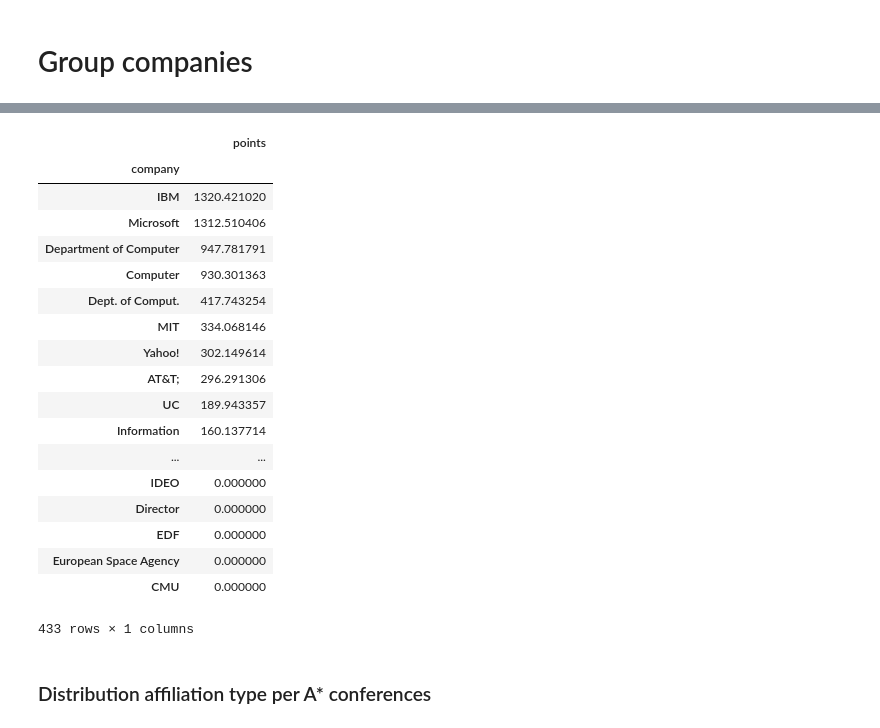
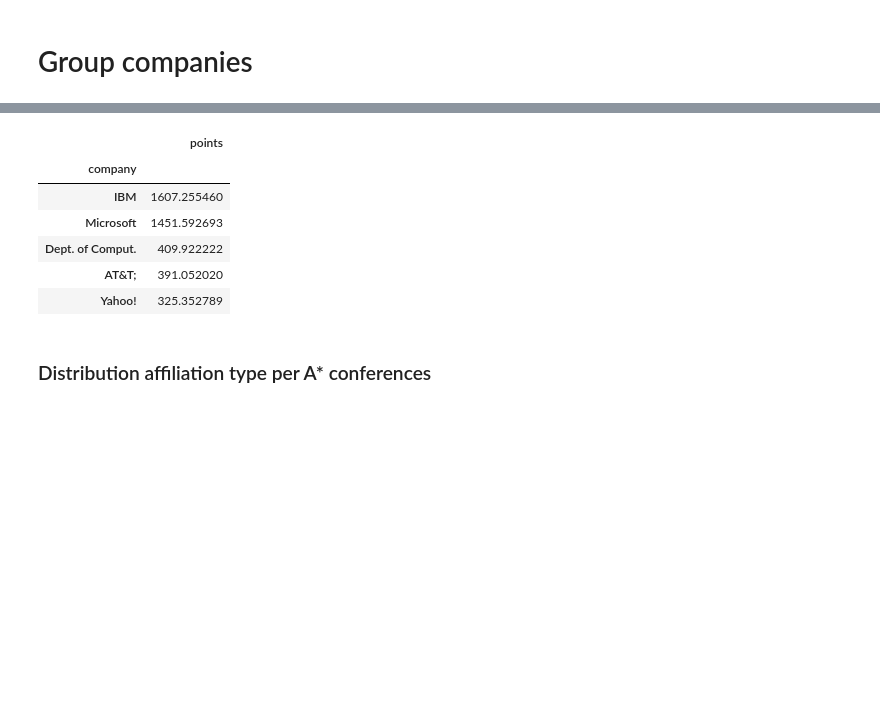
Before and after one commit to joostverkaik/influence-tech-companies, a Jupyter notebook: DBLP_CSR_Analysis.ipynb, the cells around one changed output, grey strips where cells are left out. Saved outputs shown, nothing was run; the diff lists cells and outputs as text; code cells hidden in the pictures; blank space fills up the shorter version.

```diff
--- a/DBLP_CSR_Analysis.ipynb
+++ b/DBLP_CSR_Analysis.ipynb
@@ -364,7 +331,7 @@ merged_df.head()
 # %%
 industry_affils = merged_df[merged_df['affiliation_type'] == 'I']
 # %%
-industry_names = industry_affils['affiliation'].str.split(', ', n=1, expand=True)[0]
+industry_names = industry_affils['I'].str.split(', ', n=1, expand=True)[0]
 # %%
 print(len(set(industry_names)))
 sorted_industry = sorted(list(set(industry_names.dropna())))
@@ -478,5 +394,5 @@ def classify_company(x):
             return company_names_t[company[0]]
 # %%
 %%time
-merged_df['company'] = merged_df['affiliation'].apply(classify_company)
+merged_df['company'] = merged_df['I'].apply(classify_company)
 # %% [output]
@@ -484,0 +413,4 @@ Wall time: 244 ms
+# %%
+%%time
+num_authors_per_paper = merged_df.reset_index().groupby('k').size()
+merged_df['points'] = 1 / num_authors_per_paper
@@ -507,14 +429,0 @@ def calculate_points(row):
-# %%
-%%time
-#merged_df = merged_df.loc['conf/aaai/0001M13'].copy() # test
-merged_df['points'] = 0
-i = 0
-#merged_df.apply(calculate_points, axis=1)
-for index, row in merged_df[merged_df.index.duplicated(keep='first')].iterrows():
-    if row['points'] == 0:
-        num_affils = len(merged_df.loc[index])
-        points_per_affil = 1 / num_affils
-        merged_df.loc[index, 'points'] = points_per_affil
-    if i % 10**4 == 0:
-        print(i)
-    i += 1
@@ -561,26 +452,14 @@ merged_df
 # %%
 company_points = merged_df.groupby('company').agg({'points': 'sum'})
-company_points.sort_values(by='points', ascending=False)
+company_points.sort_values(by='points', ascending=False)[:5]
 # %% [output]
 |  | points |
 | company |  |
-| IBM | 1320.421020 |
-| Microsoft | 1312.510406 |
-| Department of Computer | 947.781791 |
-| Computer | 930.301363 |
-| Dept. of Comput. | 417.743254 |
-| MIT | 334.068146 |
-| Yahoo! | 302.149614 |
-| AT&T; | 296.291306 |
-| UC | 189.943357 |
-| Information | 160.137714 |
-| ... | ... |
-| IDEO | 0.000000 |
-| Director | 0.000000 |
-| EDF | 0.000000 |
-| European Space Agency | 0.000000 |
-| CMU | 0.000000 |
+| IBM | 1607.255460 |
+| Microsoft | 1451.592693 |
+| Dept. of Comput. | 409.922222 |
+| AT&T; | 391.052020 |
+| Yahoo! | 325.352789 |
-433 rows × 1 columns
 # %% [markdown]
 ### Distribution affiliation type per A\* conferences
 # %%
```
Also changed, not shown: parts of 53 cells of this notebook, 31 other files.
